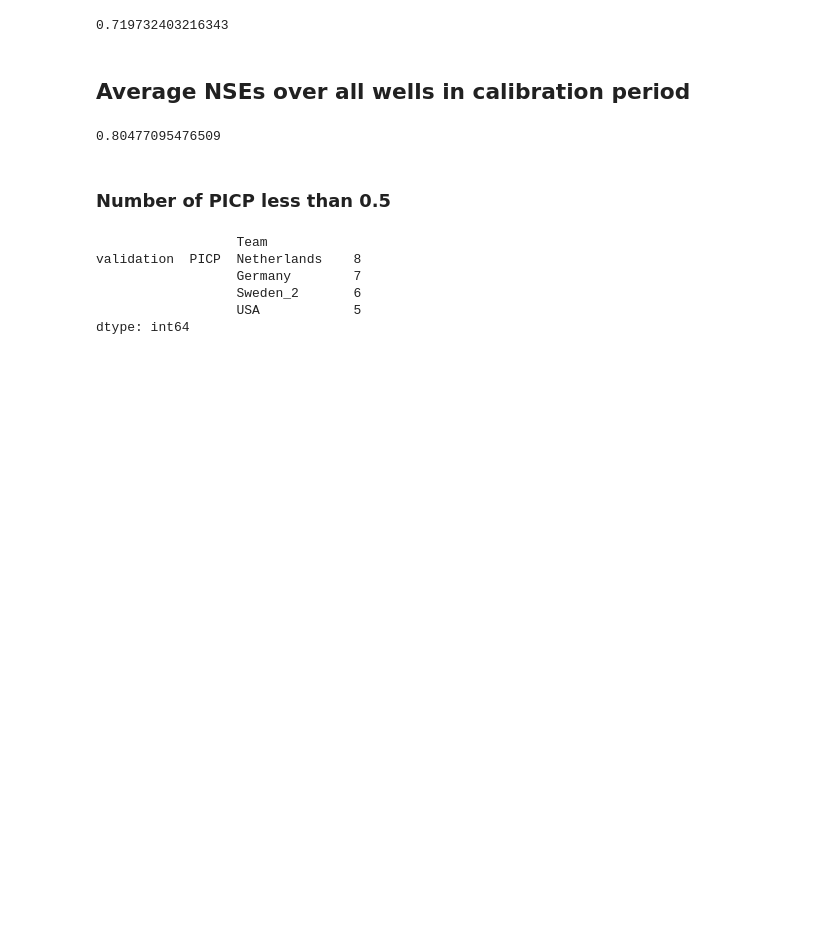
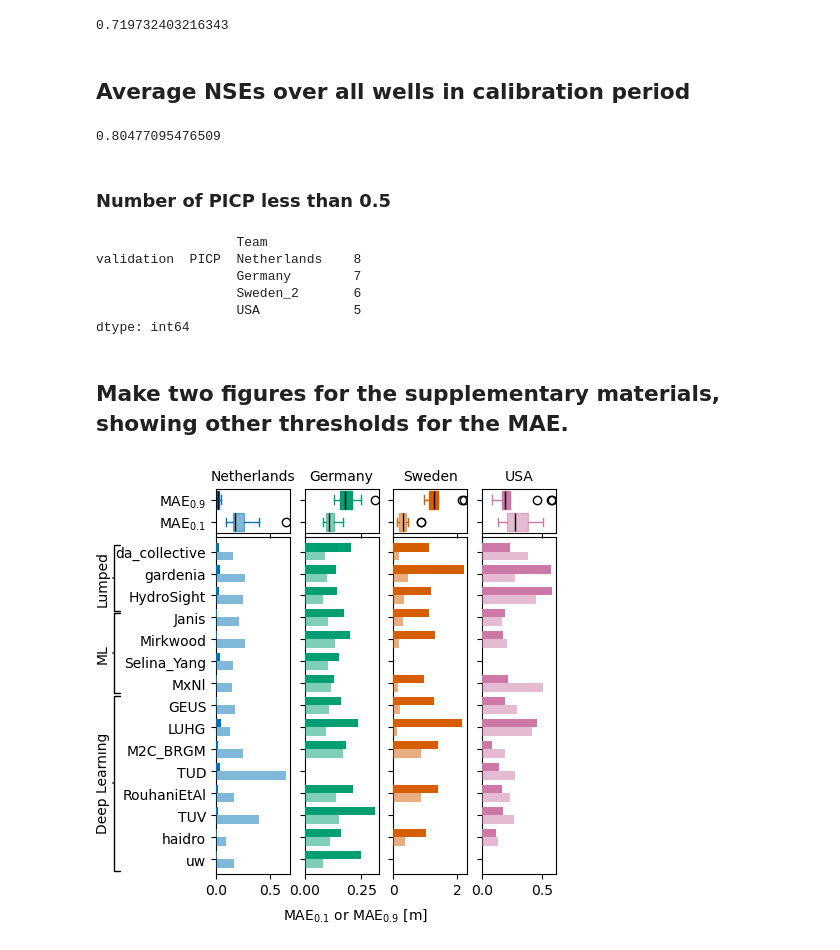
Before and after one commit to gwmodeling/challenge, a Jupyter notebook: scripts/03_analyse.ipynb, the cells around one changed output. Cells and saved outputs as stored; diff of their text form; code cells hidden in the pictures; blank space fills up the shorter version.

```diff
--- a/scripts/03_analyse.ipynb
+++ b/scripts/03_analyse.ipynb
@@ -527,3 +532,5 @@ validation  PICP  Netherlands    8
                   Sweden_2       6
                   USA            5
 dtype: int64
+# %% [markdown]
+## Make two figures for the supplementary materials, showing other thresholds for the MAE.
@@ -529,0 +540,64 @@ dtype: int64
+# %%
+fig = plt.figure(figsize=(5,5),  layout="tight")
+spec = fig.add_gridspec(ncols=4, nrows=16, left=0.22)
+
+top = []
+axes =[]
+axb = None
+axt = None
+
+for i in range(4):
+    if axb is not None:
+        axb = fig.add_subplot(spec[2:16, i], sharey=axb)
+    else:
+        axb = fig.add_subplot(spec[2:16, i])
+
+    axes.append(axb)
+
+    if axt is not None:
+        axt = fig.add_subplot(spec[0:2, i], sharex=axb)
+    else:
+        axt = fig.add_subplot(spec[0:2, i], sharex=axb)
+
+    top.append(axt)
+
+# Get metrics values
+m = metrics.loc[order, ("validation", ["mae_10", "mae_90"], wells)]
+m.columns = m.columns.droplevel([0])
+
+for i, well in enumerate(wells):
+    ax = axes[i]
+    ax.set_title("")
+    ax.grid(zorder=-10)
+
+    props = dict(boxes=colors[i], whiskers=colors[i], medians='k', caps=colors[i])
+    b = m.loc[:, (slice(None), well)].plot.box(vert=False, ax=top[i], title=None, sharey=True,
+                                           widths=0.8, color=props, patch_artist=True)
+    b.patches[0].set_alpha(0.5)
+    top[i].set_yticklabels(["MAE$_{0.1}$", "MAE$_{0.9}$"])
+    top[i].set_title(None)
+
+    m.loc[:, (slice(None), well)].plot(kind="barh", legend=False, zorder=10, width=0.8,
+         color=[mcolors.to_rgba((colors[i], 0.5)), mcolors.to_rgba((colors[i], 1.0))], ax=ax)
+
+    top[i].set_title(well.split("_")[0], fontsize=10)
+    axes[i].set_xlim(0)
+
+# Annotate model groups
+y = 0.71
+plt.annotate('Lumped', xy=(0.035, y), xytext=(0.0, y), xycoords='figure fraction',
+            ha='left', va='center', rotation=90,
+            arrowprops=dict(arrowstyle='-[, widthB=2.4, lengthB=0.5', lw=1.0));
+y = 0.56
+plt.annotate('ML', xy=(0.035, y), xytext=(0.0, y), xycoords='figure fraction',
+            ha='left', va='center', rotation=90,
+            arrowprops=dict(arrowstyle='-[, widthB=2.9, lengthB=0.5', lw=1.0));
+y = 0.3
+plt.annotate('Deep Learning', xy=(0.035, y), xytext=(0.0, y), xycoords='figure fraction',
+            ha='left', va='center', rotation=90,
+            arrowprops=dict(arrowstyle='-[, widthB=6.3, lengthB=0.5', lw=1.0));
+
+fig.text(0.5, 0.02, "MAE$_{0.1}$ or MAE$_{0.9}$ [m]", horizontalalignment="center")
+plt.savefig("../figures/figure_A1.png", bbox_inches="tight", dpi=300)
+# %% [output]
+[figure, added]
```
Also changed, not shown: parts of 6 cells of this notebook, 3 other files.
